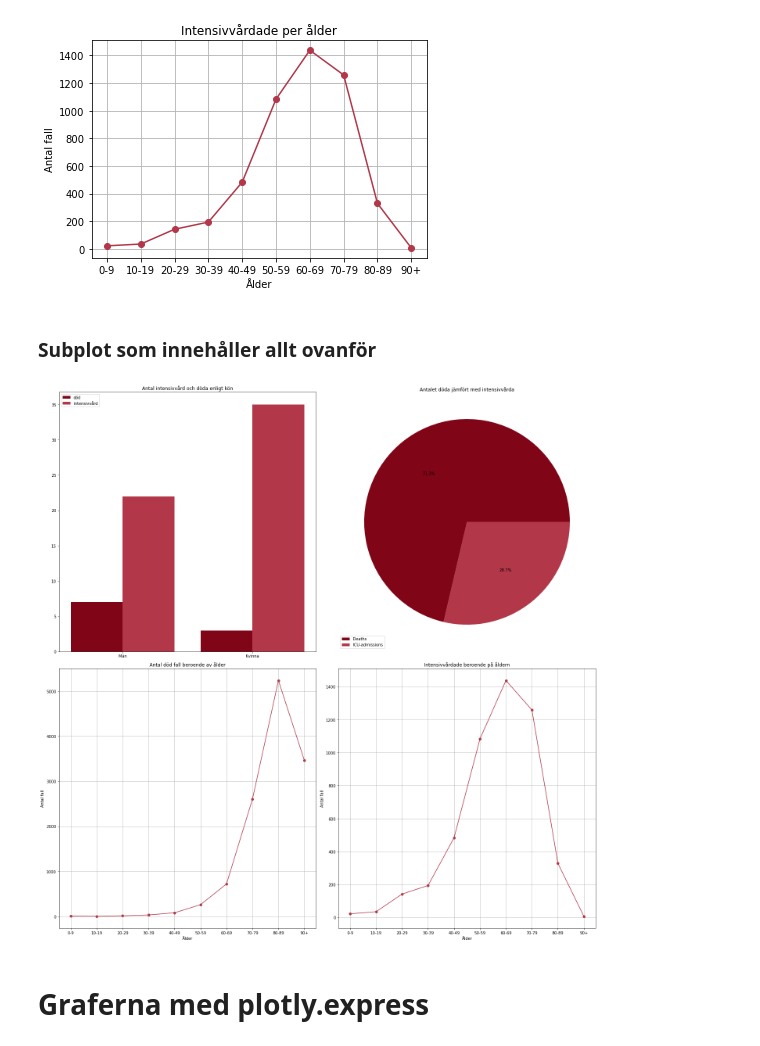
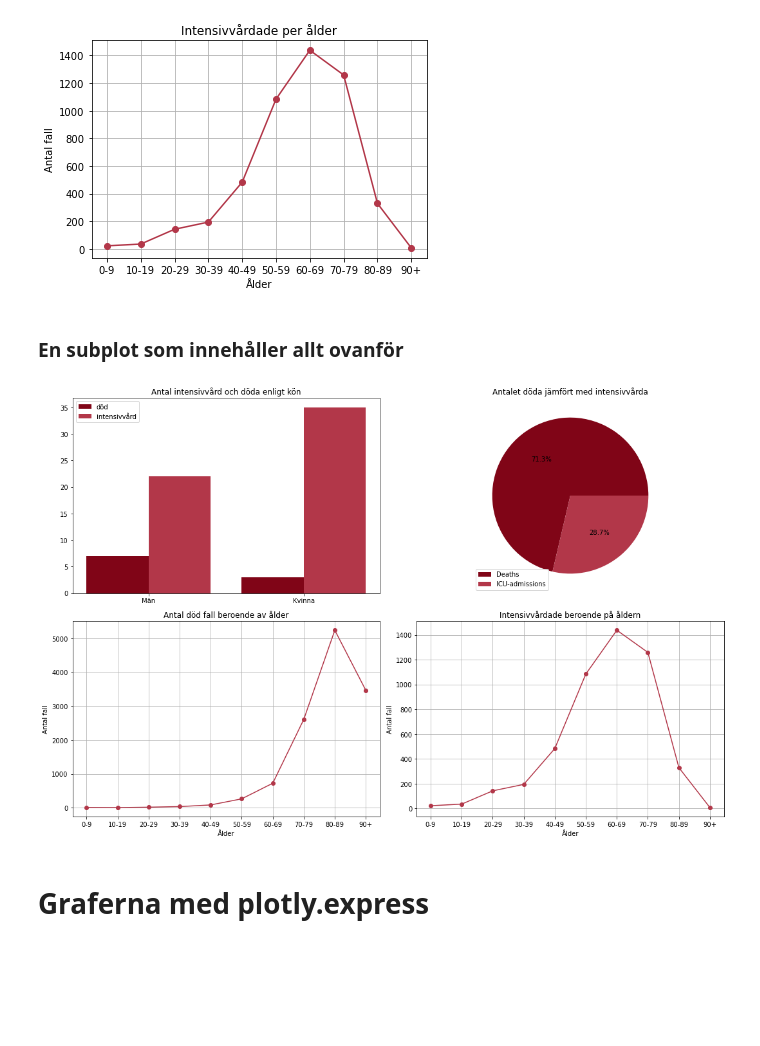
Before and after one commit to Mariam656/Mariam-Zeitouni-TE19C, a Jupyter notebook: Programering 1/project/slut-project.ipynb, the cells around one changed output. Drawn from its saved outputs; the diff is of its cells as text; code cells hidden in the pictures; blank space fills up the shorter version.

```diff
--- a/Programering 1/project/slut-project.ipynb
+++ b/Programering 1/project/slut-project.ipynb
@@ -84,20 +90,21 @@ plt.show()
 # %% [output]
 [figure]
 # %% [markdown]
-### Subplot som innehåller allt ovanför
+### En subplot som innehåller allt ovanför
 # %%
 import pandas as pd
 import matplotlib.pyplot as plt
 import numpy as np
 
+# läser in data
 df = pd.read_csv("Gender_Data.csv")
 df = pd.read_csv("National_Total_Deaths_by_Age_Group (1).csv")
 
-# All data
+# väljer ut alla data jag behöver
+död_male = df["Total_Deaths"][0]
 int_male = df["Total_ICU_Admissions"][0]
+död_female = df["Total_Deaths"][1]
 int_female = df["Total_ICU_Admissions"][1]
-död_male = df["Total_Deaths"] [0]
-död_female = df["Total_Deaths"][1]
 
 antal_döda = df["Total_Deaths"].sum()
 antal_intens = df["Total_ICU_Admissions"].sum()
@@ -110,51 +117,51 @@ fall = df["Total_Deaths"]
 år2 = df["Age_Group"]
 fall2 = df["Total_ICU_Admissions"]
 
-plt.figure(figsize=(20,20))
+plt.figure(figsize=(15,10)) # ändrar storlek på hela/själva subplotten
 
 
-# plot
+# lägger till alla diagramm som ska vara med
 
-plt.subplot(2,2,1)
+plt.subplot(2,2,1) # detta visar hur subplotten ska se ut. (2,2,1) säger att subplotten ska ha 2 rader i varje rad två graf och just denna graf är den första av dess fyra
 x = np.arange(2)
+död = [död_male, död_female]
 intensivvård = [int_male, int_female]
-död = [död_male, död_female]
 width = 0.4
 plt.xticks(x, ["Män", "Kvinna"])
 plt.bar(x-0.2, död, width, color="#800517")
 plt.bar(x+0.2, intensivvård, width, color="#B23749")
 plt.legend(["död", "intensivvård"])
 plt.title("Antal intensivvård och döda enligt kön")
 
 
-plt.subplot(2,2,2)
+plt.subplot(2,2,2) # andra grafen av fyra
 antal_döda = df["Total_Deaths"].sum()
 antal_intens = df["Total_ICU_Admissions"].sum()
 labels = "Deaths", "ICU-admissions"
 sizes = [antal_döda, antal_intens]
 colors = ["#800517", "#B23749"]
 plt.pie(sizes, colors=colors, autopct="%.1f%%")
 plt.legend(labels, loc= "lower left")
 plt.title("Antalet döda jämfört med intensivvårda")
 
-plt.subplot(2,2,3)
+plt.subplot(2,2,3)# tredje graf av fyra
 plt.plot(år, fall, color="#B23749", marker='o')
 plt.title("Antal död fall beroende av ålder")
 plt.xlabel("Ålder")
 plt.ylabel("Antal fall")
 plt.grid(True)
 
-plt.subplot(2,2,4)
+plt.subplot(2,2,4)# fjärde graf av fyra
 plt.plot(år2, fall2, color="#B23749", marker="o")
 plt.title("Intensivvårdade beroende på åldern")
 plt.xlabel("Ålder")
 plt.ylabel("Antal fall")
 plt.grid(True)
 
-plt.tight_layout()
+plt.tight_layout() # skapar mellanrumm mellan graferna
 plt.show()
 # %% [output]
-[figure, old version]
+[figure, new version]
 # %% [markdown]
 # Graferna med plotly.express
 # %%
```
Also changed, not shown: parts of 7 cells of this notebook, 2 other files.
